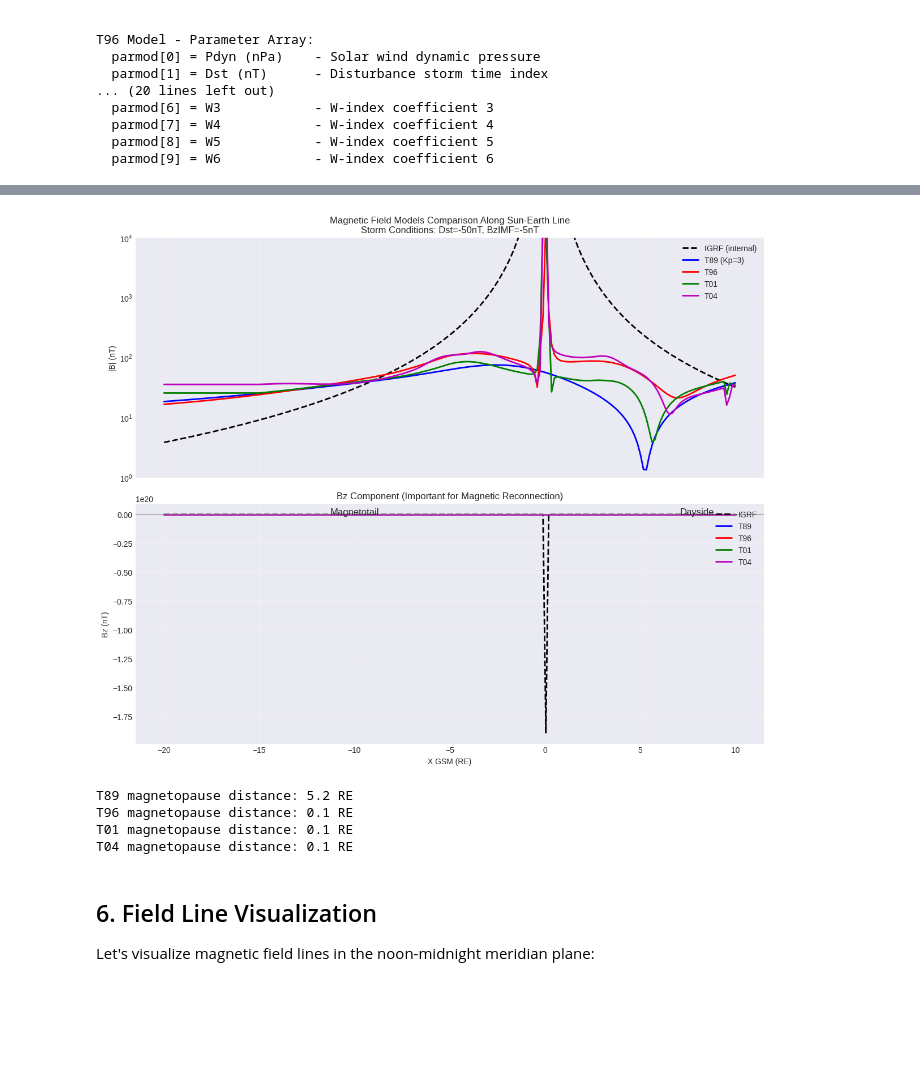
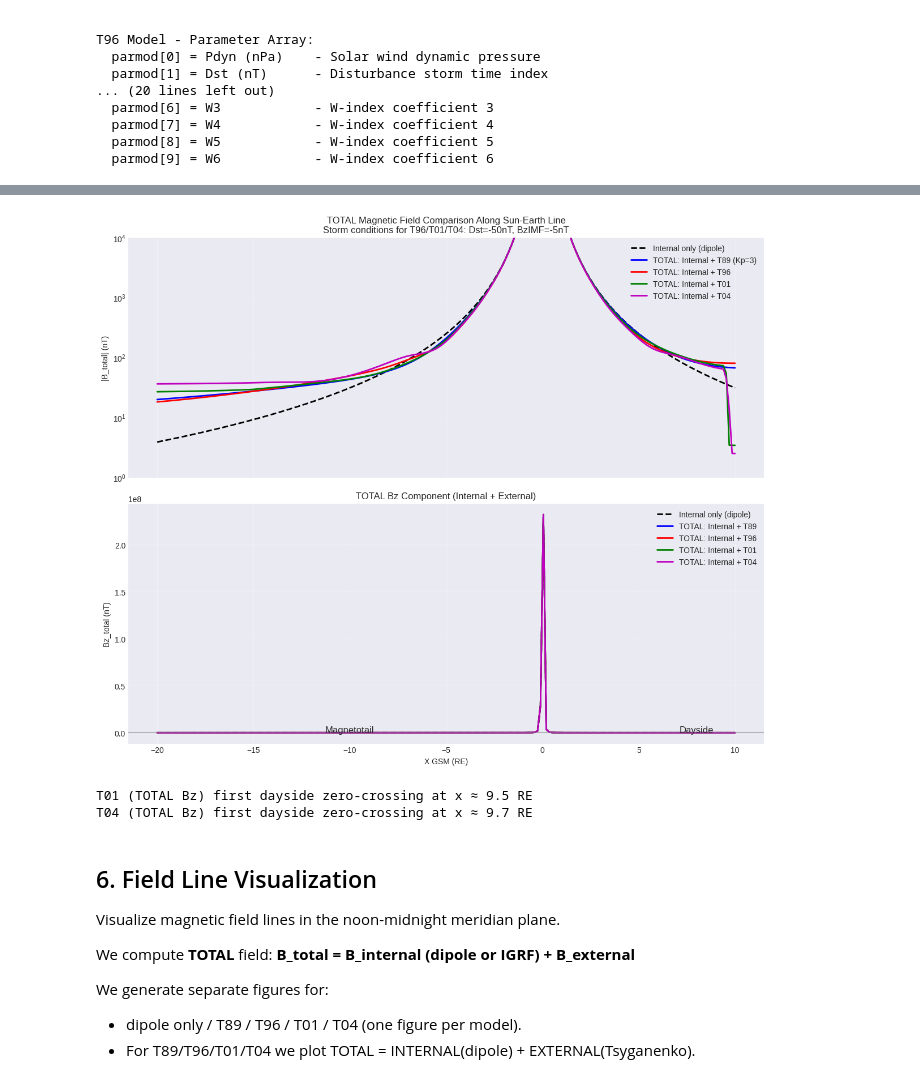
Before and after one commit to Butadiene/Mageometry, a Jupyter notebook: examples/notebooks/02_magnetic_field_models_guide.ipynb, the cells around one changed output, grey strips where cells are left out. Cells and saved outputs as stored; diff of their text form; code cells hidden in the pictures; blank space fills up the shorter version.

```diff
--- a/examples/notebooks/02_magnetic_field_models_guide.ipynb
+++ b/examples/notebooks/02_magnetic_field_models_guide.ipynb
@@ -39,7 +186,7 @@ All models provide the **external** magnetic field. The total field is:
 # %%
 # Initialize geopack for a specific time
 ut = datetime(2015, 3, 17, 12, 0, 0).timestamp()  # St. Patrick's Day storm
-ps = geopack.recalc(ut)
+ps = recalc(ut)
 
 print(f"Time: {datetime.fromtimestamp(ut)}")
 print(f"Dipole tilt angle: {np.degrees(ps):.2f} degrees")
@@ -48,6 +195,9 @@ print("- geopack.t89 / t89_vectorized")
 print("- geopack.t96 / t96_vectorized")
 print("- geopack.t01 / t01_vectorized")
 print("- geopack.t04 / t04_vectorized")
+print("\nInternal field choices in this notebook:")
+print("- 'dipole' via dip(x, y, z)  (GSM; vectorized OK)")
+print("- 'igrf'   via geopack.igrf_gsw(_vectorized)")
 # %% [output]
 Time: 2015-03-17 12:00:00
 Dipole tilt angle: -9.90 degrees
@@ -347,62 +601,66 @@ Warning: T01 model is valid only for X > -15 Re. Clipping 34 points to X = -15 R
 Warning: T04 model is valid only for X > -15 Re. Clipping 34 points to X = -15 Re.
 Done!
 # %%
-# Plot comparison
+# Plot TOTAL-field comparison
 fig, (ax1, ax2) = plt.subplots(2, 1, figsize=(12, 10), sharex=True)
 
-# Total field magnitude
-ax1.semilogy(x_sun_earth, b_total_igrf, 'k--', linewidth=2, label='IGRF (internal)')
-ax1.semilogy(x_sun_earth, b_total_t89, 'b-', linewidth=2, label='T89 (Kp=3)')
-ax1.semilogy(x_sun_earth, b_total_t96, 'r-', linewidth=2, label='T96')
-ax1.semilogy(x_sun_earth, b_total_t01, 'g-', linewidth=2, label='T01')
-ax1.semilogy(x_sun_earth, b_total_t04, 'm-', linewidth=2, label='T04')
+# TOTAL field magnitude
+ax1.semilogy(x_sun_earth, b_total_int, 'k--', linewidth=2, label=f'Internal only ({internal_model})')
+ax1.semilogy(x_sun_earth, b_total_t89, 'b-', linewidth=2, label='TOTAL: Internal + T89 (Kp=3)')
+ax1.semilogy(x_sun_earth, b_total_t96, 'r-', linewidth=2, label='TOTAL: Internal + T96')
+ax1.semilogy(x_sun_earth, b_total_t01, 'g-', linewidth=2, label='TOTAL: Internal + T01')
+ax1.semilogy(x_sun_earth, b_total_t04, 'm-', linewidth=2, label='TOTAL: Internal + T04')
 
-ax1.set_ylabel('|B| (nT)')
-ax1.set_title('Magnetic Field Models Comparison Along Sun-Earth Line\n'
-              'Storm Conditions: Dst=-50nT, BzIMF=-5nT')
+ax1.set_ylabel('|B_total| (nT)')
+ax1.set_title('TOTAL Magnetic Field Comparison Along Sun-Earth Line\n'
+              'Storm conditions for T96/T01/T04: Dst=-50nT, BzIMF=-5nT')
 ax1.legend(loc='upper right')
 ax1.grid(True, alpha=0.3)
 ax1.set_ylim([1, 10000])
 
-# Bz component (important for reconnection)
-ax2.plot(x_sun_earth, bz_igrf, 'k--', linewidth=2, label='IGRF')
-ax2.plot(x_sun_earth, bz_t89, 'b-', linewidth=2, label='T89')
-ax2.plot(x_sun_earth, bz_t96, 'r-', linewidth=2, label='T96')
-ax2.plot(x_sun_earth, bz_t01, 'g-', linewidth=2, label='T01')
-ax2.plot(x_sun_earth, bz_t04, 'm-', linewidth=2, label='T04')
+# Bz component (TOTAL)
+ax2.plot(x_sun_earth, bz_int, 'k--', linewidth=2, label=f'Internal only ({internal_model})')
+ax2.plot(x_sun_earth, bz_t89, 'b-', linewidth=2, label='TOTAL: Internal + T89')
+ax2.plot(x_sun_earth, bz_t96, 'r-', linewidth=2, label='TOTAL: Internal + T96')
+ax2.plot(x_sun_earth, bz_t01, 'g-', linewidth=2, label='TOTAL: Internal + T01')
+ax2.plot(x_sun_earth, bz_t04, 'm-', linewidth=2, label='TOTAL: Internal + T04')
 
 ax2.axhline(y=0, color='gray', linestyle='-', alpha=0.5)
 ax2.set_xlabel('X GSM (RE)')
-ax2.set_ylabel('Bz (nT)')
-ax2.set_title('Bz Component (Important for Magnetic Reconnection)')
+ax2.set_ylabel('Bz_total (nT)')
+ax2.set_title('TOTAL Bz Component (Internal + External)')
 ax2.legend(loc='upper right')
 ax2.grid(True, alpha=0.3)
 
 # Add annotations
 ax2.text(-10, -50, 'Magnetotail', fontsize=12, ha='center')
 ax2.text(8, 20, 'Dayside', fontsize=12, ha='center')
 
 plt.tight_layout()
 plt.show()
 
-# Find magnetopause crossing (where Bz changes sign)
-for model_name, bz in [('T89', bz_t89), ('T96', bz_t96), ('T01', bz_t01), ('T04', bz_t04)]:
-    # Find where Bz crosses zero on dayside
+# Find a simple Bz=0 crossing on the dayside using TOTAL Bz (illustrative)
+for model_name, bz_arr in [('T89', bz_t89), ('T96', bz_t96), ('T01', bz_t01), ('T04', bz_t04)]:
     dayside_mask = x_sun_earth > 0
-    bz_dayside = bz[dayside_mask]
+    bz_dayside = bz_arr[dayside_mask]
     x_dayside = x_sun_earth[dayside_mask]
 
     zero_crossings = np.where(np.diff(np.sign(bz_dayside)))[0]
     if len(zero_crossings) > 0:
-        x_mp = x_dayside[zero_crossings[0]]
-        print(f"{model_name} magnetopause distance: {x_mp:.1f} RE")
+        x_cross = x_dayside[zero_crossings[0]]
+        print(f"{model_name} (TOTAL Bz) first dayside zero-crossing at x ≈ {x_cross:.1f} RE")
 # %% [output]
-[figure, old version]
+[figure, new version]
-T89 magnetopause distance: 5.2 RE
-T96 magnetopause distance: 0.1 RE
-T01 magnetopause distance: 0.1 RE
-T04 magnetopause distance: 0.1 RE
+T01 (TOTAL Bz) first dayside zero-crossing at x ≈ 9.5 RE
+T04 (TOTAL Bz) first dayside zero-crossing at x ≈ 9.7 RE
 # %% [markdown]
-## 6. Field Line Visualization <a name="visualization"></a>
+ ## 6. Field Line Visualization <a name="visualization"></a>
 
-Let's visualize magnetic field lines in the noon-midnight meridian plane:
+ Visualize magnetic field lines in the noon-midnight meridian plane.
+
+ We compute **TOTAL** field:
+ **B_total = B_internal (dipole or IGRF) + B_external**
+
+We generate separate figures for:
+- dipole only / T89 / T96 / T01 / T04 (one figure per model).
+- For T89/T96/T01/T04 we plot TOTAL = INTERNAL(dipole) + EXTERNAL(Tsyganenko).
```
Also changed, not shown: parts of 22 cells of this notebook, 9 other files.
